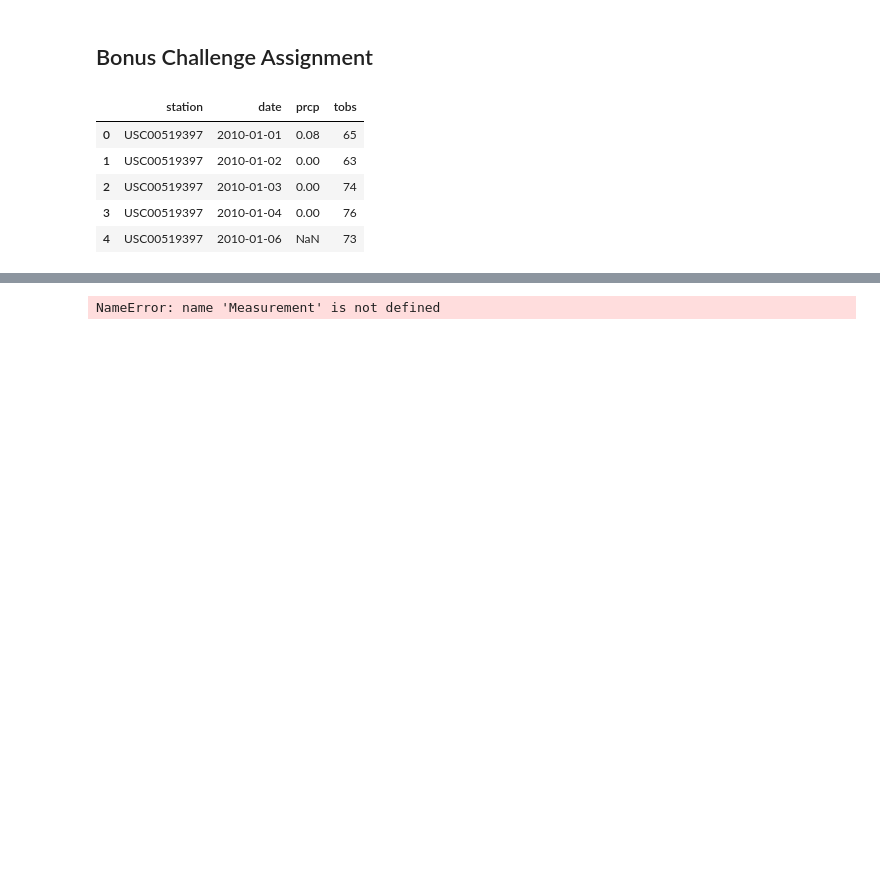
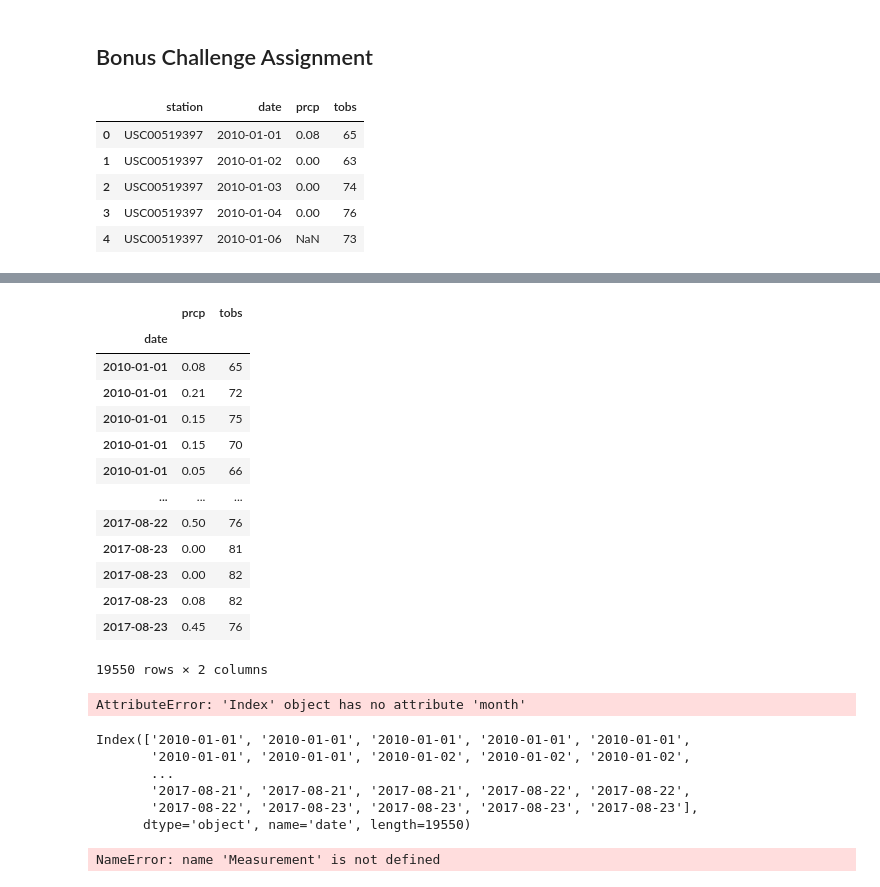
Before and after one commit to pasco27/sql_alchemy_homework, a Jupyter notebook: hw_file/climate_pascarella.ipynb, the cells around one changed output, grey strips where cells are left out. Cells and saved outputs as stored; diff of their text form; code cells hidden in the pictures; blank space fills up the shorter version.

```diff
--- a/hw_file/climate_pascarella.ipynb
+++ b/hw_file/climate_pascarella.ipynb
@@ -340,0 +390,35 @@ rain_df.head()
+# %%
+temps_df4 = temps_df2.set_index('date').sort_index()
+temps_df4
+# %% [output]
+|  | prcp | tobs |
+| date |  |  |
+| 2010-01-01 | 0.08 | 65 |
+| 2010-01-01 | 0.21 | 72 |
+| 2010-01-01 | 0.15 | 75 |
+| 2010-01-01 | 0.15 | 70 |
+| 2010-01-01 | 0.05 | 66 |
+| ... | ... | ... |
+| 2017-08-22 | 0.50 | 76 |
+| 2017-08-23 | 0.00 | 81 |
+| 2017-08-23 | 0.00 | 82 |
+| 2017-08-23 | 0.08 | 82 |
+| 2017-08-23 | 0.45 | 76 |
+19550 rows × 2 columns
+# %%
+# Want all tobs numbers for all months of June
+# June_df = temps_df3[temps_df3['date'].dt.strftime('%Y-%m') == '2014-06'].mean()
+# temps_df5 = temps_df3.loc[temps_df3['date'].dt.month == 6]
+
+temps_df5 = temps_df4[temps_df4.index.month == 12].head()
+# %% [output]
+AttributeError: 'Index' object has no attribute 'month'
+# %%
+temps_df4.index
+# %% [output]
+Index(['2010-01-01', '2010-01-01', '2010-01-01', '2010-01-01', '2010-01-01',
+       '2010-01-01', '2010-01-01', '2010-01-02', '2010-01-02', '2010-01-02',
+       ...
+       '2017-08-21', '2017-08-21', '2017-08-21', '2017-08-22', '2017-08-22',
+       '2017-08-22', '2017-08-23', '2017-08-23', '2017-08-23', '2017-08-23'],
+      dtype='object', name='date', length=19550)
```
Also changed, not shown: parts of 9 cells of this notebook, 3 other files.
